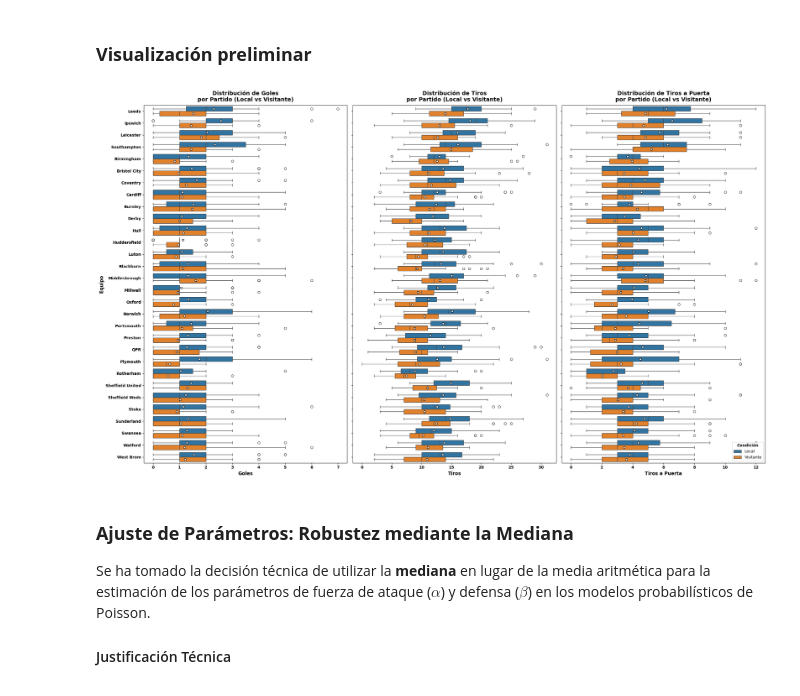
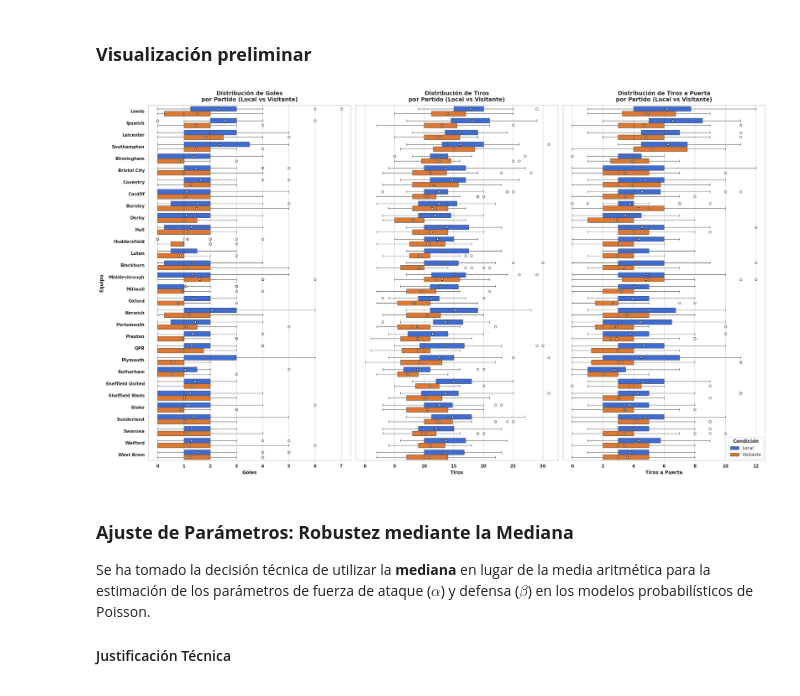
Before and after one commit to borjagitcreator/Betting-models-for-Championship, a Jupyter notebook: notebooks/Maher.ipynb, the cells around one changed output. Cells and saved outputs as stored; diff of their text form; code cells hidden in the pictures.

```diff
--- a/notebooks/Maher.ipynb
+++ b/notebooks/Maher.ipynb
@@ -125,7 +125,8 @@ team_order = df_stats.groupby('Team')['Goles'].median().sort_values(ascending=Fa
 
 # Configurar la figura con 3 subplots (1 fila, 3 columnas)
 metrics = ['Goles', 'Tiros', 'Tiros a Puerta']
-palette_colors = {'Local': '#1f77b4', 'Visitante': '#ff7f0e'}
+palette_colors = {'Local': '#2563eb', 'Visitante': '#f97316'}
+sns.set_theme(style='whitegrid', palette='muted')
 
 fig, axes = plt.subplots(1, 3, figsize=(24, 14), sharey=True)
 
@@ -138,34 +139,34 @@ for i, metric in enumerate(metrics):
         hue='Condición',
         order=team_order,
         palette=palette_colors,
         ax=axes[i],
         showmeans=True,
         meanprops={"marker":"o", "markerfacecolor":"white", "markeredgecolor":"black", "markersize":"5"}
     )
 
     axes[i].set_title(f'Distribución de {metric}\npor Partido (Local vs Visitante)',
                       fontsize=14, pad=10, fontweight='bold')
     axes[i].set_xlabel(metric, fontsize=12, fontweight='bold')
 
     plt.setp(axes[i].get_xticklabels(), fontweight='bold')
 
     if i == 0:
         axes[i].set_ylabel('Equipo', fontsize=12, fontweight='bold')
         plt.setp(axes[i].get_yticklabels(), fontweight='bold')
     else:
         axes[i].set_ylabel('')
 
     # Limpiar las leyendas redundantes y configurar la final
     if i < 2:
         axes[i].get_legend().remove()
     else:
         axes[i].legend(title='Condición', title_fontproperties={'weight': 'bold'}, loc='lower right')
 
 # Ajustar márgenes generales
 plt.tight_layout()
 plt.show()
 # %% [output]
-[figure, old version]
+[figure, new version]
 # %%
 # Preparar los datos de resultados
 
```
Also changed, not shown: parts of 2 cells of this notebook, 5 other files.
